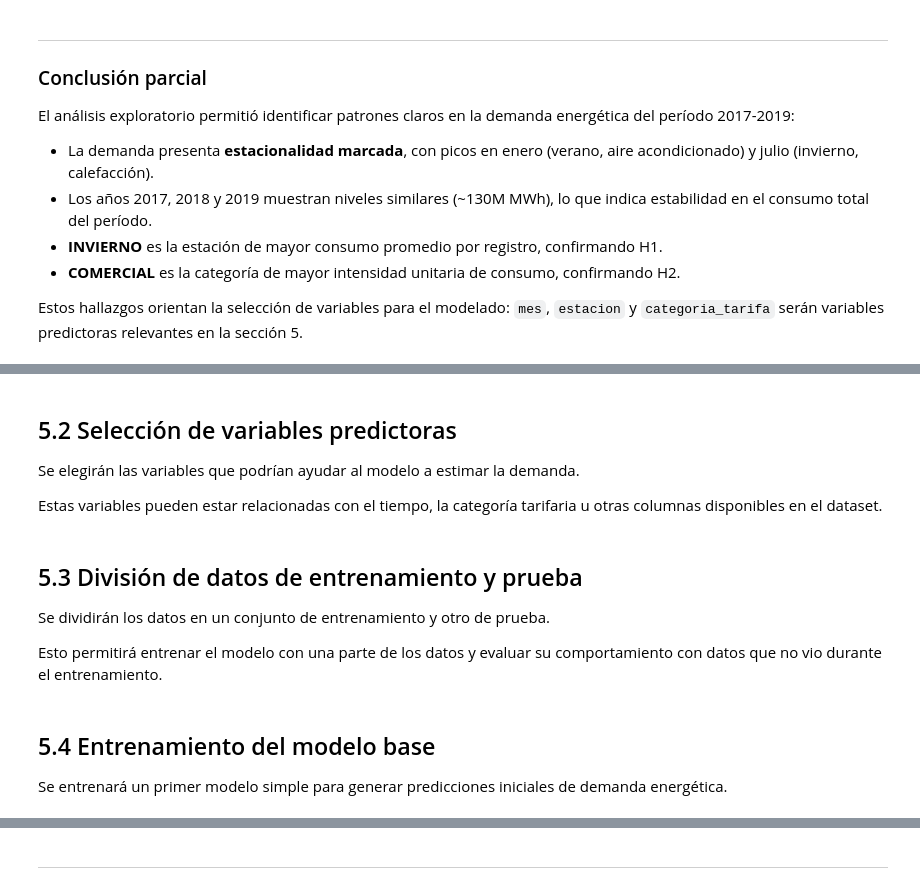
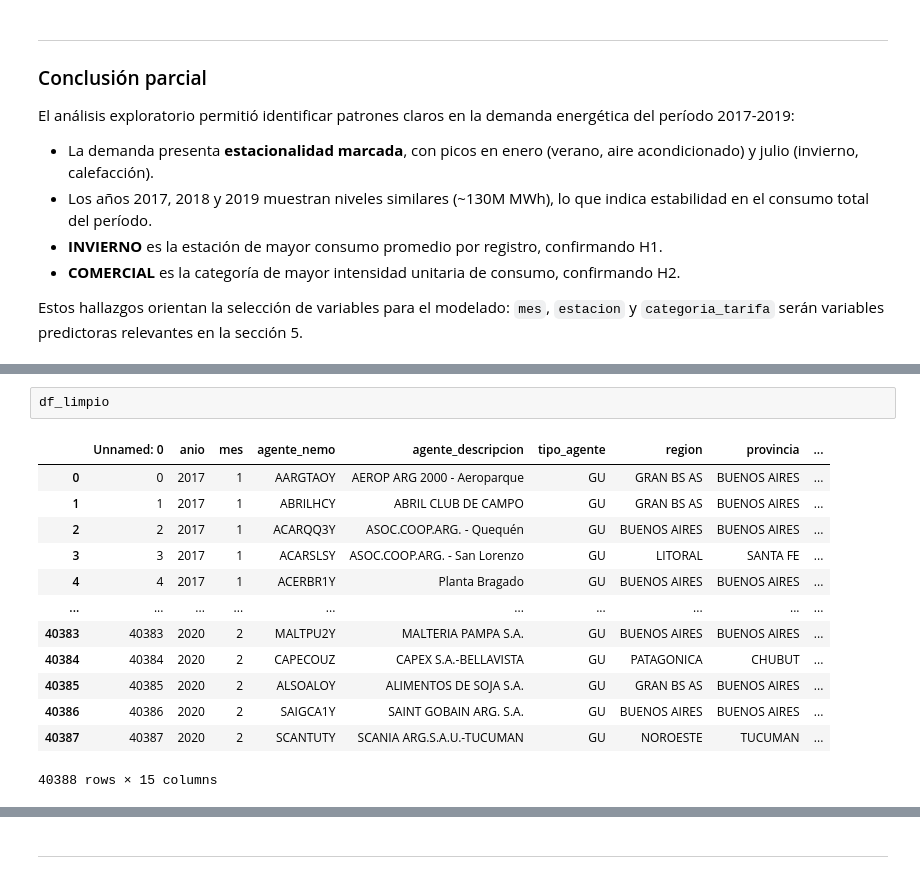
Before and after one commit to ju4n1t0x/eficiencia_energetica, a Jupyter notebook: 01_notebooks/TPI_Energia_CRISP_DM.ipynb, the cells around one changed output, grey strips where cells are left out. Saved outputs shown, nothing was run; the diff lists cells and outputs as text.

```diff
--- a/01_notebooks/TPI_Energia_CRISP_DM.ipynb
+++ b/01_notebooks/TPI_Energia_CRISP_DM.ipynb
@@ -1363,16 +1351,16 @@ En este proyecto, la variable objetivo estará relacionada con la demanda o cons
-# %% [markdown]
-## 5.2 Selección de variables predictoras
-
-Se elegirán las variables que podrían ayudar al modelo a estimar la demanda.
-
-Estas variables pueden estar relacionadas con el tiempo, la categoría tarifaria u otras columnas disponibles en el dataset.
-# %% [markdown]
-## 5.3 División de datos de entrenamiento y prueba
-
-Se dividirán los datos en un conjunto de entrenamiento y otro de prueba.
-
-Esto permitirá entrenar el modelo con una parte de los datos y evaluar su comportamiento con datos que no vio durante el entrenamiento.
-# %% [markdown]
-## 5.4 Entrenamiento del modelo base
-
-Se entrenará un primer modelo simple para generar predicciones iniciales de demanda energética.
+# %%
+df_limpio
+# %% [output]
+|  | Unnamed: 0 | anio | mes | agente_nemo | agente_descripcion | tipo_agente | region | provincia | ... |
+| 0 | 0 | 2017 | 1 | AARGTAOY | AEROP ARG 2000 - Aeroparque | GU | GRAN BS AS | BUENOS AIRES | ... |
+| 1 | 1 | 2017 | 1 | ABRILHCY | ABRIL CLUB DE CAMPO | GU | GRAN BS AS | BUENOS AIRES | ... |
+| 2 | 2 | 2017 | 1 | ACARQQ3Y | ASOC.COOP.ARG. - Quequén | GU | BUENOS AIRES | BUENOS AIRES | ... |
+| 3 | 3 | 2017 | 1 | ACARSLSY | ASOC.COOP.ARG. - San Lorenzo | GU | LITORAL | SANTA FE | ... |
+| 4 | 4 | 2017 | 1 | ACERBR1Y | Planta Bragado | GU | BUENOS AIRES | BUENOS AIRES | ... |
+| ... | ... | ... | ... | ... | ... | ... | ... | ... | ... |
+| 40383 | 40383 | 2020 | 2 | MALTPU2Y | MALTERIA PAMPA S.A. | GU | BUENOS AIRES | BUENOS AIRES | ... |
+| 40384 | 40384 | 2020 | 2 | CAPECOUZ | CAPEX S.A.-BELLAVISTA | GU | PATAGONICA | CHUBUT | ... |
+| 40385 | 40385 | 2020 | 2 | ALSOALOY | ALIMENTOS DE SOJA S.A. | GU | GRAN BS AS | BUENOS AIRES | ... |
+| 40386 | 40386 | 2020 | 2 | SAIGCA1Y | SAINT GOBAIN ARG. S.A. | GU | BUENOS AIRES | BUENOS AIRES | ... |
+| 40387 | 40387 | 2020 | 2 | SCANTUTY | SCANIA ARG.S.A.U.-TUCUMAN | GU | NOROESTE | TUCUMAN | ... |
+40388 rows × 15 columns
```
Also changed, not shown: parts of 22 cells of this notebook.
